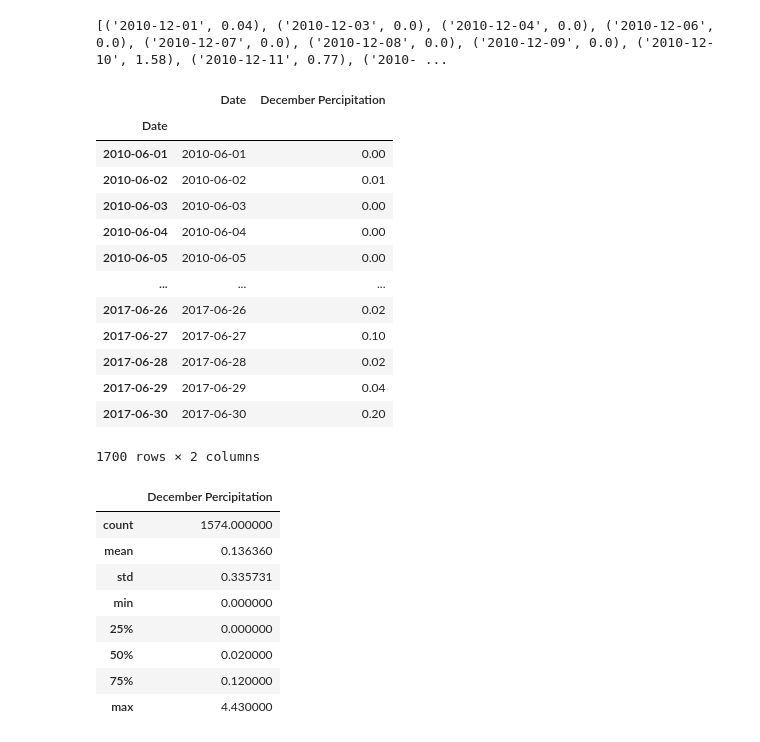
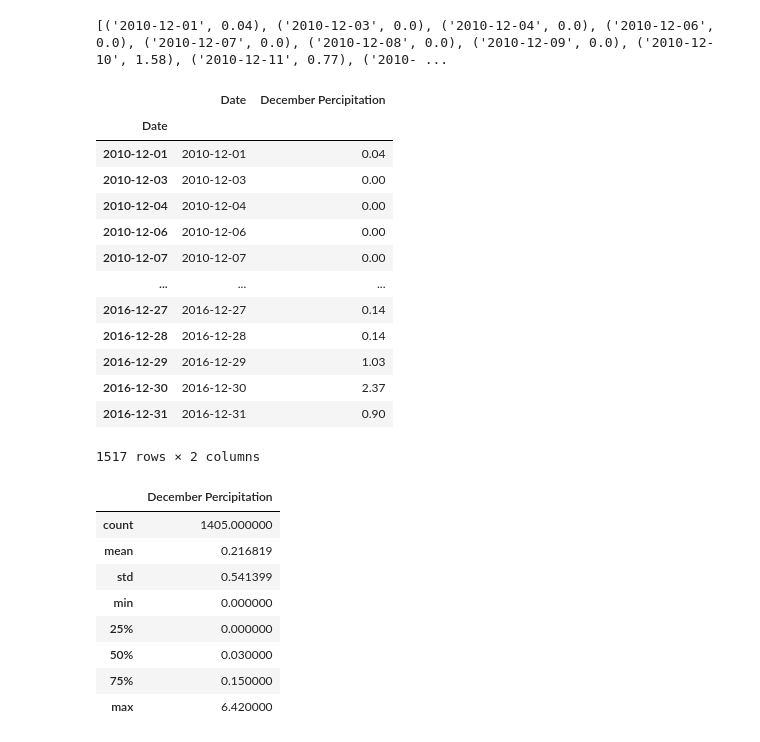
Before and after one commit to ClaudAMC/Surfs_Up, a Jupyter notebook: SurfsUp_Challenge.ipynb, the cells around one changed output. Drawn from its saved outputs; the diff is of its cells as text; code cells hidden in the pictures.

```diff
--- a/SurfsUp_Challenge.ipynb
+++ b/SurfsUp_Challenge.ipynb
@@ -167,34 +167,34 @@ print(dec_prcp)
 [('2010-12-01', 0.04), ('2010-12-03', 0.0), ('2010-12-04', 0.0), ('2010-12-06', 0.0), ('2010-12-07', 0.0), ('2010-12-08', 0.0), ('2010-12-09', 0.0), ('2010-12-10', 1.58), ('2010-12-11', 0.77), ('2010- ...
 # %%
 # make a dtaframe from dec_prcp list
-dec_prcp_df = pd.DataFrame(june_prcp, columns = ('Date','December Percipitation'))
+dec_prcp_df = pd.DataFrame(dec_prcp, columns = ('Date','December Percipitation'))
 dec_prcp_df.set_index(dec_prcp_df['Date'], inplace=True)
 dec_prcp_df
 # %% [output]
 |  | Date | December Percipitation |
 | Date |  |  |
-| 2010-06-01 | 2010-06-01 | 0.00 |
-| 2010-06-02 | 2010-06-02 | 0.01 |
-| 2010-06-03 | 2010-06-03 | 0.00 |
-| 2010-06-04 | 2010-06-04 | 0.00 |
-| 2010-06-05 | 2010-06-05 | 0.00 |
+| 2010-12-01 | 2010-12-01 | 0.04 |
+| 2010-12-03 | 2010-12-03 | 0.00 |
+| 2010-12-04 | 2010-12-04 | 0.00 |
+| 2010-12-06 | 2010-12-06 | 0.00 |
+| 2010-12-07 | 2010-12-07 | 0.00 |
 | ... | ... | ... |
-| 2017-06-26 | 2017-06-26 | 0.02 |
-| 2017-06-27 | 2017-06-27 | 0.10 |
-| 2017-06-28 | 2017-06-28 | 0.02 |
-| 2017-06-29 | 2017-06-29 | 0.04 |
-| 2017-06-30 | 2017-06-30 | 0.20 |
+| 2016-12-27 | 2016-12-27 | 0.14 |
+| 2016-12-28 | 2016-12-28 | 0.14 |
+| 2016-12-29 | 2016-12-29 | 1.03 |
+| 2016-12-30 | 2016-12-30 | 2.37 |
+| 2016-12-31 | 2016-12-31 | 0.90 |
-1700 rows × 2 columns
+1517 rows × 2 columns
 # %%
 # Summary Statistics
 dec_prcp_df.describe()
 # %% [output]
 |  | December Percipitation |
-| count | 1574.000000 |
-| mean | 0.136360 |
-| std | 0.335731 |
+| count | 1405.000000 |
+| mean | 0.216819 |
+| std | 0.541399 |
 | min | 0.000000 |
 | 25% | 0.000000 |
-| 50% | 0.020000 |
-| 75% | 0.120000 |
-| max | 4.430000 |
+| 50% | 0.030000 |
+| 75% | 0.150000 |
+| max | 6.420000 |
```
Also changed, not shown: 1 other file.
